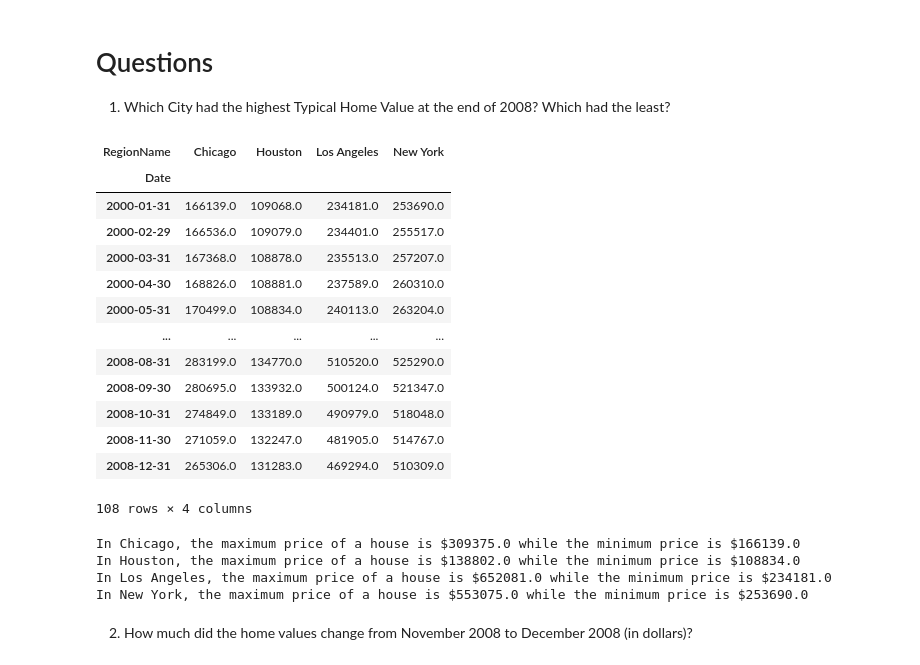
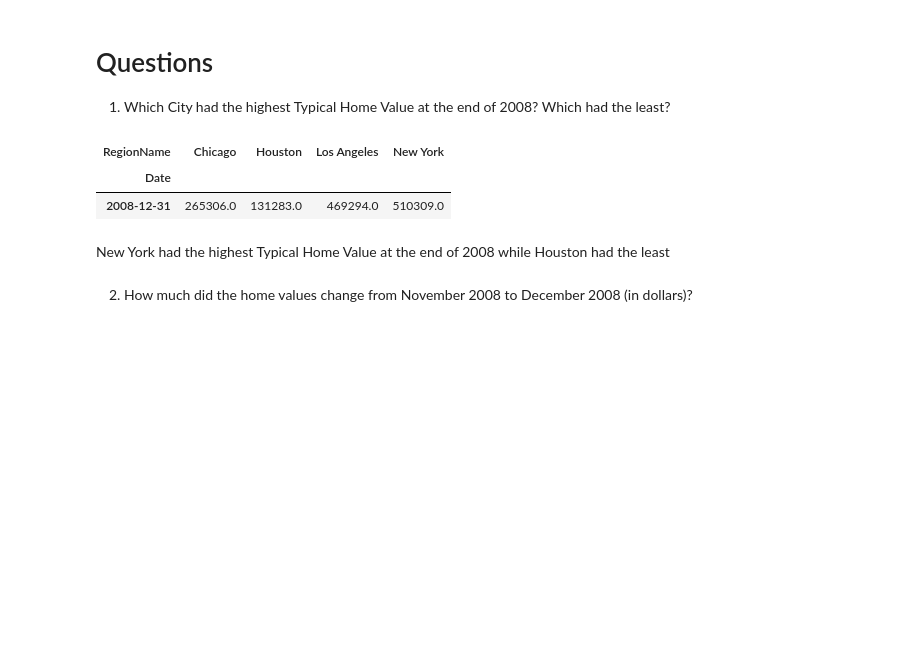
Before and after one commit to sheha919/data_visualization, a Jupyter notebook: Preparing Time Series from Wide-Form Data.ipynb, the cells around one changed output. Drawn from its saved outputs; the diff is of its cells as text; code cells hidden in the pictures; blank space fills up the shorter version.

```diff
--- a/Preparing Time Series from Wide-Form Data.ipynb
+++ b/Preparing Time Series from Wide-Form Data.ipynb
@@ -188,31 +188,14 @@ ax.yaxis.set_major_formatter(fmt_yaxis)
 1) Which City had the highest Typical Home Value at the end of 2008? Which had the least?
 # %%
 #maximum price of each city
-price_2008 = df_ts_unstack.loc[:'2008','Price']
+price_2008 = df_ts_unstack.loc['12-2008','Price']
 price_2008
 # %% [output]
 | RegionName | Chicago | Houston | Los Angeles | New York |
 | Date |  |  |  |  |
-| 2000-01-31 | 166139.0 | 109068.0 | 234181.0 | 253690.0 |
-| 2000-02-29 | 166536.0 | 109079.0 | 234401.0 | 255517.0 |
-| 2000-03-31 | 167368.0 | 108878.0 | 235513.0 | 257207.0 |
-| 2000-04-30 | 168826.0 | 108881.0 | 237589.0 | 260310.0 |
-| 2000-05-31 | 170499.0 | 108834.0 | 240113.0 | 263204.0 |
-| ... | ... | ... | ... | ... |
-| 2008-08-31 | 283199.0 | 134770.0 | 510520.0 | 525290.0 |
-| 2008-09-30 | 280695.0 | 133932.0 | 500124.0 | 521347.0 |
-| 2008-10-31 | 274849.0 | 133189.0 | 490979.0 | 518048.0 |
-| 2008-11-30 | 271059.0 | 132247.0 | 481905.0 | 514767.0 |
 | 2008-12-31 | 265306.0 | 131283.0 | 469294.0 | 510309.0 |
-108 rows × 4 columns
-# %%
-for i in price_2008.columns:
-    print(f"In {i}, the maximum price of a house is ${price_2008[i].max()} while the minimum price is ${price_2008[i].min()}")
-# %% [output]
-In Chicago, the maximum price of a house is $309375.0 while the minimum price is $166139.0
-In Houston, the maximum price of a house is $138802.0 while the minimum price is $108834.0
-In Los Angeles, the maximum price of a house is $652081.0 while the minimum price is $234181.0
-In New York, the maximum price of a house is $553075.0 while the minimum price is $253690.0
+# %% [markdown]
+New York had the highest Typical Home Value at the end of 2008 while Houston had the least
 # %% [markdown]
 2) How much did the home values change from November 2008 to December 2008 (in dollars)?
 # %%
```
